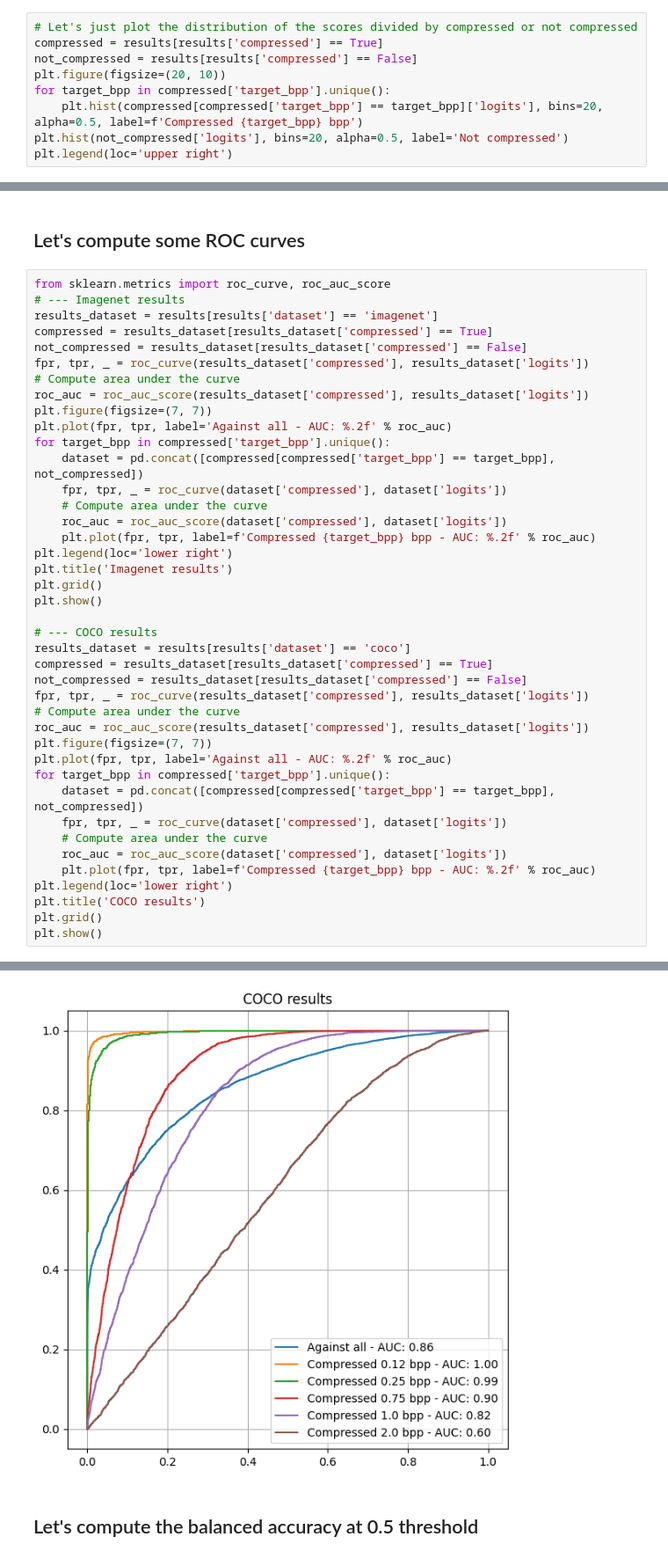
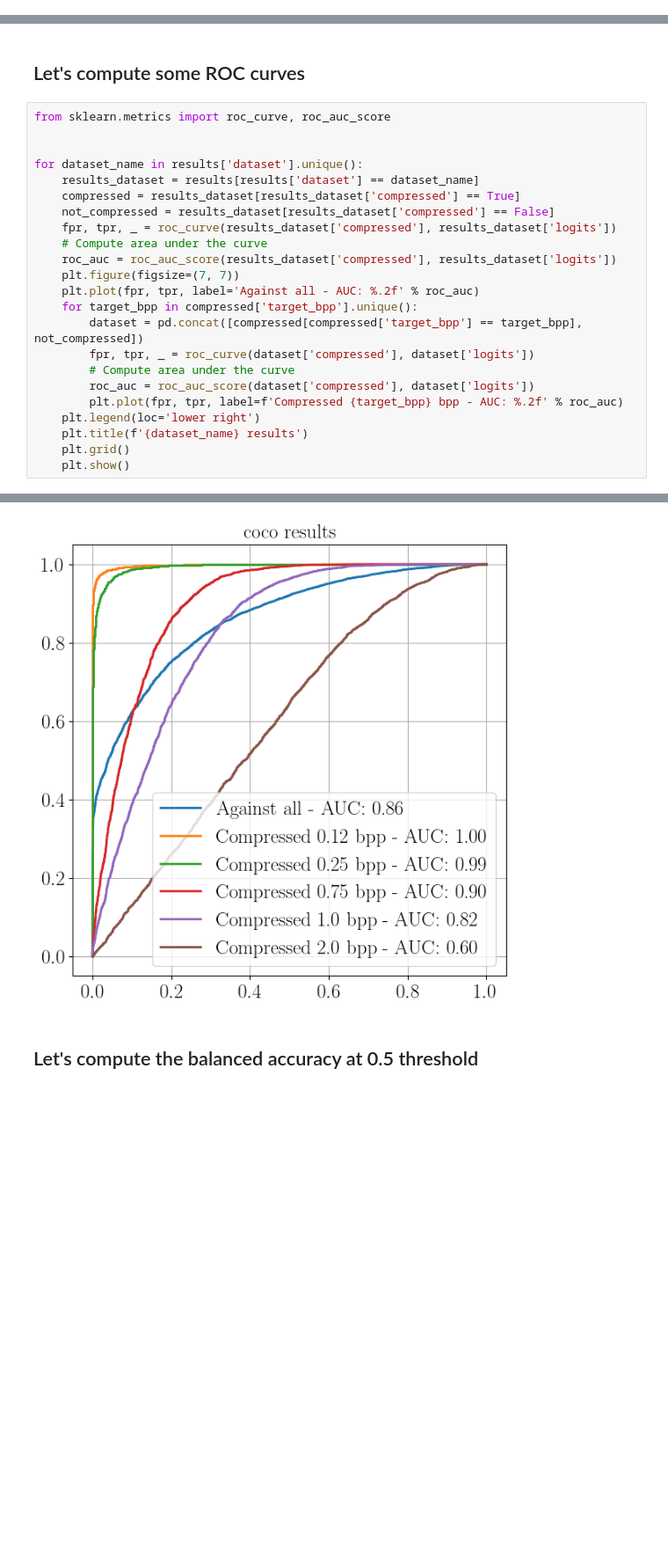
Before and after one commit to polimi-ispl/jpeg-ai-antifor, a Jupyter notebook: notebook/Results analysis.ipynb, the cells around one changed output, grey strips where cells are left out. Shown at 88% size. Drawn from its saved outputs; the diff is of its cells as text; blank space fills up the shorter version.

```diff
--- a/notebook/Results analysis.ipynb
+++ b/notebook/Results analysis.ipynb
@@ -47,9 +58,0 @@ plt.legend(loc='upper right')
-# %%
-# Let's just plot the distribution of the scores divided by compressed or not compressed
-compressed = results[results['compressed'] == True]
-not_compressed = results[results['compressed'] == False]
-plt.figure(figsize=(20, 10))
-for target_bpp in compressed['target_bpp'].unique():
-    plt.hist(compressed[compressed['target_bpp'] == target_bpp]['logits'], bins=20, alpha=0.5, label=f'Compressed {target_bpp} bpp')
-plt.hist(not_compressed['logits'], bins=20, alpha=0.5, label='Not compressed')
-plt.legend(loc='upper right')
@@ -88,43 +111,25 @@ Text(0.5, 1.0, 'COCO scores')
 ## Let's compute some ROC curves
 # %%
 from sklearn.metrics import roc_curve, roc_auc_score
-# --- Imagenet results
-results_dataset = results[results['dataset'] == 'imagenet']
-compressed = results_dataset[results_dataset['compressed'] == True]
-not_compressed = results_dataset[results_dataset['compressed'] == False]
-fpr, tpr, _ = roc_curve(results_dataset['compressed'], results_dataset['logits'])
-# Compute area under the curve
-roc_auc = roc_auc_score(results_dataset['compressed'], results_dataset['logits'])
-plt.figure(figsize=(7, 7))
-plt.plot(fpr, tpr, label='Against all - AUC: %.2f' % roc_auc)
-for target_bpp in compressed['target_bpp'].unique():
-    dataset = pd.concat([compressed[compressed['target_bpp'] == target_bpp], not_compressed])
-    fpr, tpr, _ = roc_curve(dataset['compressed'], dataset['logits'])
+
+
+for dataset_name in results['dataset'].unique():
+    results_dataset = results[results['dataset'] == dataset_name]
+    compressed = results_dataset[results_dataset['compressed'] == True]
+    not_compressed = results_dataset[results_dataset['compressed'] == False]
+    fpr, tpr, _ = roc_curve(results_dataset['compressed'], results_dataset['logits'])
     # Compute area under the curve
-    roc_auc = roc_auc_score(dataset['compressed'], dataset['logits'])
-    plt.plot(fpr, tpr, label=f'Compressed {target_bpp} bpp - AUC: %.2f' % roc_auc)
-plt.legend(loc='lower right')
-plt.title('Imagenet results')
-plt.grid()
-plt.show()
-
-# --- COCO results
-results_dataset = results[results['dataset'] == 'coco']
-compressed = results_dataset[results_dataset['compressed'] == True]
-not_compressed = results_dataset[results_dataset['compressed'] == False]
-fpr, tpr, _ = roc_curve(results_dataset['compressed'], results_dataset['logits'])
-# Compute area under the curve
-roc_auc = roc_auc_score(results_dataset['compressed'], results_dataset['logits'])
-plt.figure(figsize=(7, 7))
-plt.plot(fpr, tpr, label='Against all - AUC: %.2f' % roc_auc)
-for target_bpp in compressed['target_bpp'].unique():
-    dataset = pd.concat([compressed[compressed['target_bpp'] == target_bpp], not_compressed])
-    fpr, tpr, _ = roc_curve(dataset['compressed'], dataset['logits'])
-    # Compute area under the curve
-    roc_auc = roc_auc_score(dataset['compressed'], dataset['logits'])
-    plt.plot(fpr, tpr, label=f'Compressed {target_bpp} bpp - AUC: %.2f' % roc_auc)
-plt.legend(loc='lower right')
-plt.title('COCO results')
-plt.grid()
-plt.show()
+    roc_auc = roc_auc_score(results_dataset['compressed'], results_dataset['logits'])
+    plt.figure(figsize=(7, 7))
+    plt.plot(fpr, tpr, label='Against all - AUC: %.2f' % roc_auc)
+    for target_bpp in compressed['target_bpp'].unique():
+        dataset = pd.concat([compressed[compressed['target_bpp'] == target_bpp], not_compressed])
+        fpr, tpr, _ = roc_curve(dataset['compressed'], dataset['logits'])
+        # Compute area under the curve
+        roc_auc = roc_auc_score(dataset['compressed'], dataset['logits'])
+        plt.plot(fpr, tpr, label=f'Compressed {target_bpp} bpp - AUC: %.2f' % roc_auc)
+    plt.legend(loc='lower right')
+    plt.title(f'{dataset_name} results')
+    plt.grid()
+    plt.show()
 # %% [output]
@@ -132,4 +137,4 @@ plt.show()
-[figure, old version]
+[figure, new version]
 # %% [markdown]
 ## Let's compute the balanced accuracy at 0.5 threshold
 # %%
```
Also changed, not shown: parts of 24 cells of this notebook.
